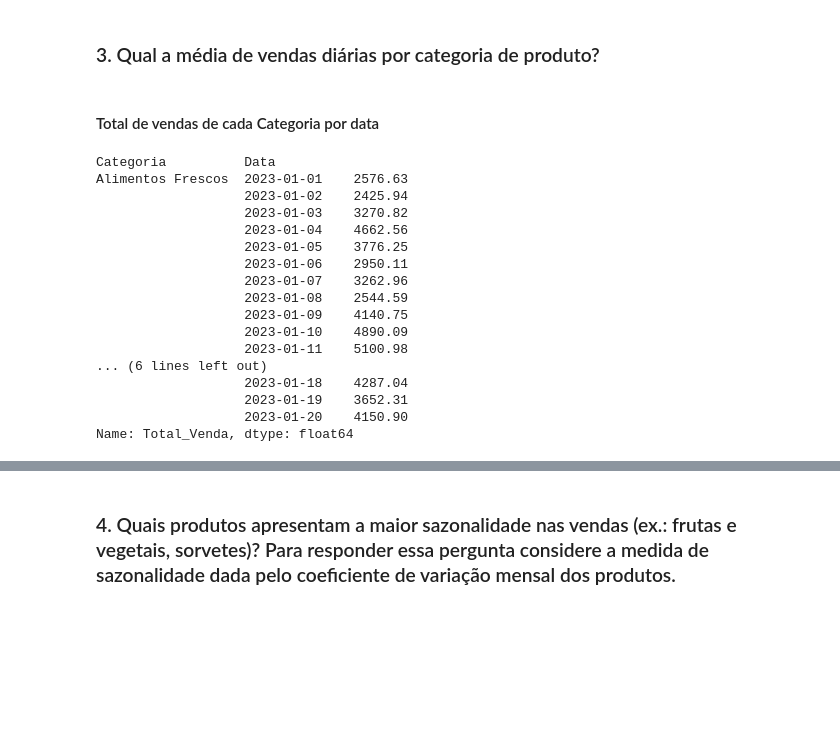
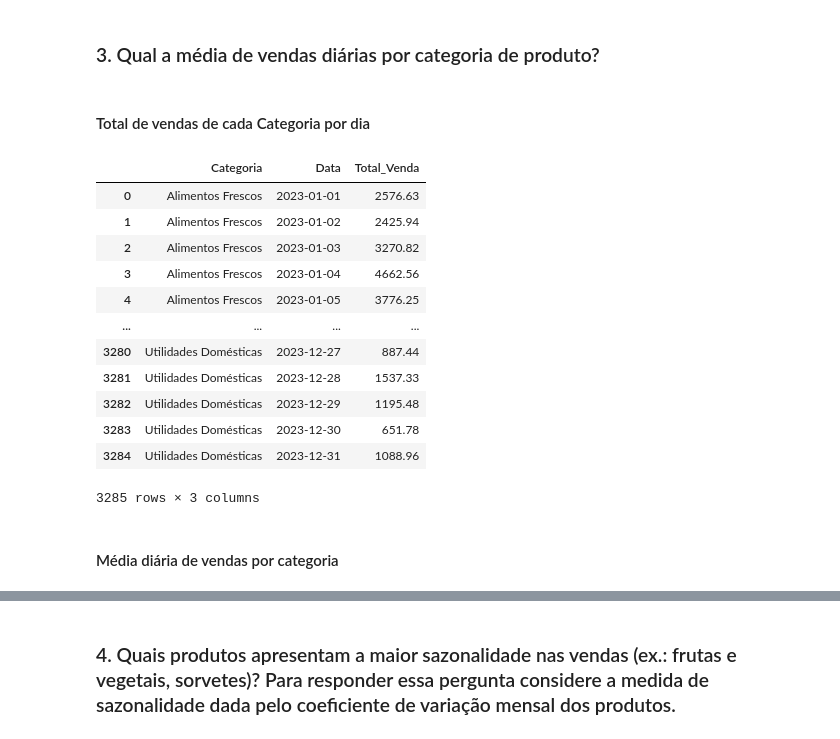
Before and after one commit to felipealbanez/Estudos, a Jupyter notebook: CAIXA_Verso/Módulo 02 - Análise Exploratória de Dados/Projeto_Final_AED.ipynb, the cells around one changed output, grey strips where cells are left out. Drawn from its saved outputs; the diff is of its cells as text; code cells hidden in the pictures; blank space fills up the shorter version.

```diff
--- a/CAIXA_Verso/Módulo 02 - Análise Exploratória de Dados/Projeto_Final_AED.ipynb
+++ b/CAIXA_Verso/Módulo 02 - Análise Exploratória de Dados/Projeto_Final_AED.ipynb
@@ -376,25 +371,24 @@ Name: Total_Venda, dtype: object
 # %% [markdown]
 ### 3. Qual a média de vendas diárias por categoria de produto?
 # %% [markdown]
-#### Total de vendas de cada Categoria por data
+#### Total de vendas de cada Categoria por dia
-# %%
-vd_cat_diaria = df_vendas.groupby(['Categoria', 'Data'])['Total_Venda'].sum()
-vd_cat_diaria.head(20)
-# %% [output]
-Categoria          Data
-Alimentos Frescos  2023-01-01    2576.63
-                   2023-01-02    2425.94
-                   2023-01-03    3270.82
-                   2023-01-04    4662.56
-                   2023-01-05    3776.25
-                   2023-01-06    2950.11
-                   2023-01-07    3262.96
-                   2023-01-08    2544.59
-                   2023-01-09    4140.75
-                   2023-01-10    4890.09
-                   2023-01-11    5100.98
-... (6 lines left out)
-                   2023-01-18    4287.04
-                   2023-01-19    3652.31
-                   2023-01-20    4150.90
-Name: Total_Venda, dtype: float64
+# %%
+# cria um df agrupado por categoria e data, faz a soma das vendas para cada dia do ano, arredonda o valor e transforma a series em df
+vd_cat_diaria = df_vendas.groupby(['Categoria', 'Data'])['Total_Venda'].sum().round(2).reset_index()
+vd_cat_diaria
+# %% [output]
+|  | Categoria | Data | Total_Venda |
+| 0 | Alimentos Frescos | 2023-01-01 | 2576.63 |
+| 1 | Alimentos Frescos | 2023-01-02 | 2425.94 |
+| 2 | Alimentos Frescos | 2023-01-03 | 3270.82 |
+| 3 | Alimentos Frescos | 2023-01-04 | 4662.56 |
+| 4 | Alimentos Frescos | 2023-01-05 | 3776.25 |
+| ... | ... | ... | ... |
+| 3280 | Utilidades Domésticas | 2023-12-27 | 887.44 |
+| 3281 | Utilidades Domésticas | 2023-12-28 | 1537.33 |
+| 3282 | Utilidades Domésticas | 2023-12-29 | 1195.48 |
+| 3283 | Utilidades Domésticas | 2023-12-30 | 651.78 |
+| 3284 | Utilidades Domésticas | 2023-12-31 | 1088.96 |
+3285 rows × 3 columns
+# %% [markdown]
+#### Média diária de vendas por categoria
```
Also changed, not shown: parts of 6 cells of this notebook.
